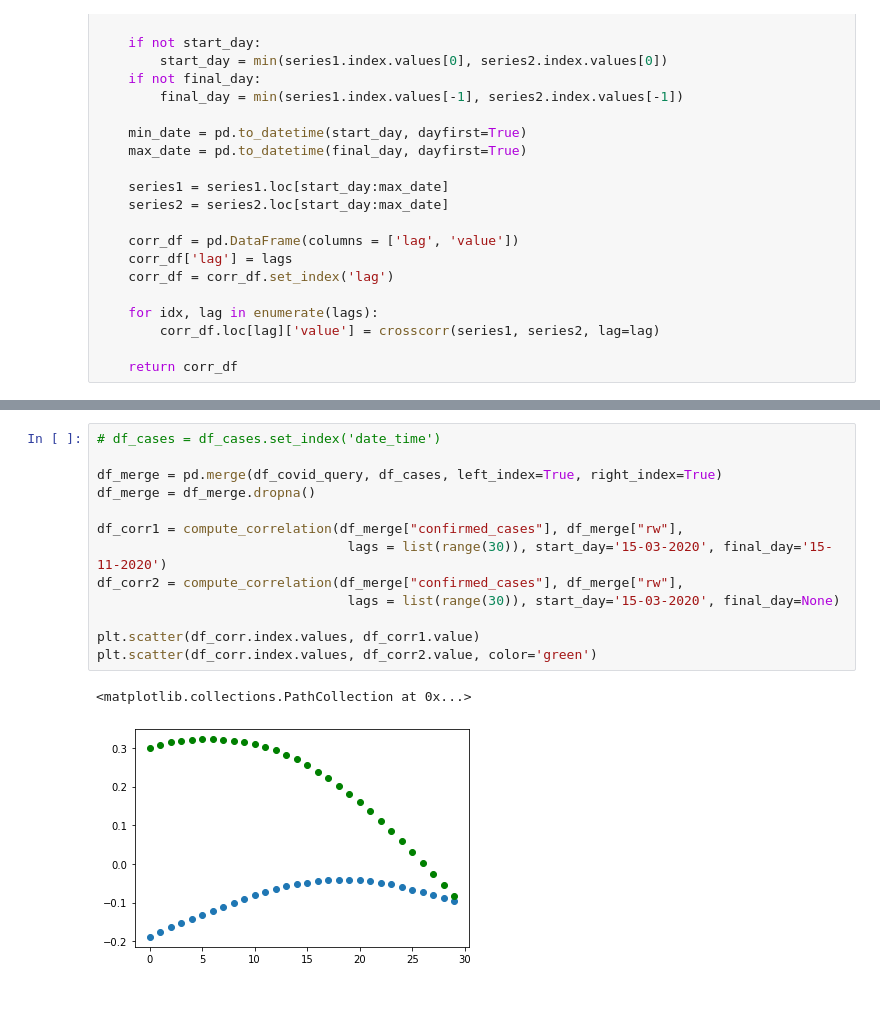
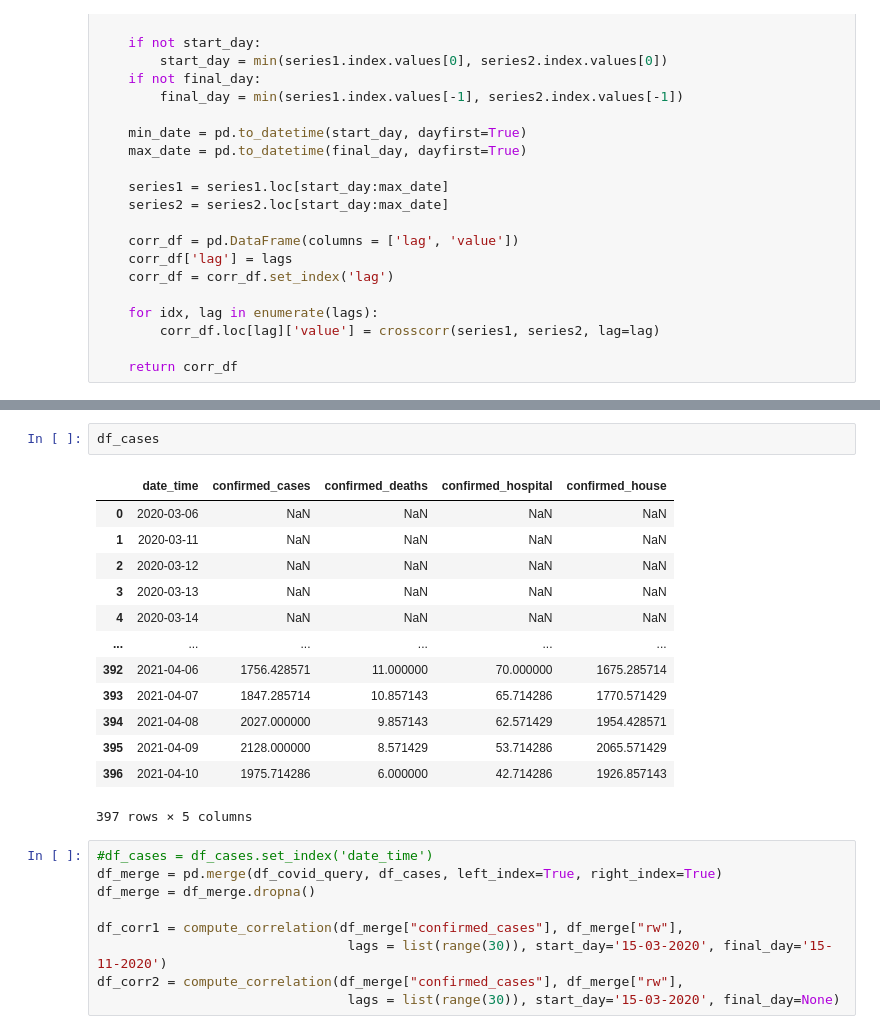
Before and after one commit to samueltof/covid19_forecast_ml, a Jupyter notebook: data_visualization.ipynb, the cells around one changed output, grey strips where cells are left out. Drawn from its saved outputs; the diff is of its cells as text; blank space fills up the shorter version.

```diff
--- a/data_visualization.ipynb
+++ b/data_visualization.ipynb
@@ -458,6 +441,21 @@ df_covid_query
+# %%
+df_cases
+# %% [output]
+|  | date_time | confirmed_cases | confirmed_deaths | confirmed_hospital | confirmed_house |
+| 0 | 2020-03-06 | NaN | NaN | NaN | NaN |
+| 1 | 2020-03-11 | NaN | NaN | NaN | NaN |
+| 2 | 2020-03-12 | NaN | NaN | NaN | NaN |
+| 3 | 2020-03-13 | NaN | NaN | NaN | NaN |
+| 4 | 2020-03-14 | NaN | NaN | NaN | NaN |
+| ... | ... | ... | ... | ... | ... |
+| 392 | 2021-04-06 | 1756.428571 | 11.000000 | 70.000000 | 1675.285714 |
+| 393 | 2021-04-07 | 1847.285714 | 10.857143 | 65.714286 | 1770.571429 |
+| 394 | 2021-04-08 | 2027.000000 | 9.857143 | 62.571429 | 1954.428571 |
+| 395 | 2021-04-09 | 2128.000000 | 8.571429 | 53.714286 | 2065.571429 |
+| 396 | 2021-04-10 | 1975.714286 | 6.000000 | 42.714286 | 1926.857143 |
+397 rows × 5 columns
 # %%
-# df_cases = df_cases.set_index('date_time')
-
+#df_cases = df_cases.set_index('date_time')
 df_merge = pd.merge(df_covid_query, df_cases, left_index=True, right_index=True)
 df_merge = df_merge.dropna()
 
@@ -465,9 +463,3 @@ df_corr1 = compute_correlation(df_merge["confirmed_cases"], df_merge["rw"],
                                 lags = list(range(30)), start_day='15-03-2020', final_day='15-11-2020')
 df_corr2 = compute_correlation(df_merge["confirmed_cases"], df_merge["rw"],
                                 lags = list(range(30)), start_day='15-03-2020', final_day=None)
-
-plt.scatter(df_corr.index.values, df_corr1.value)
-plt.scatter(df_corr.index.values, df_corr2.value, color='green')
-# %% [output]
-<matplotlib.collections.PathCollection at 0x...>
-[figure, removed]
```
Also changed, not shown: parts of 20 cells of this notebook.
